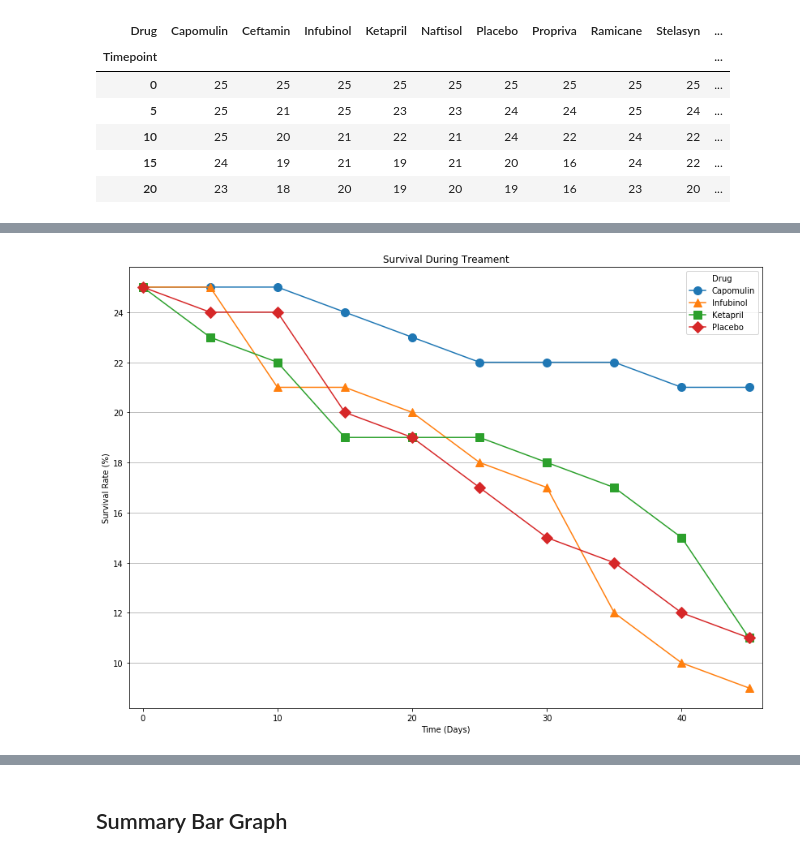
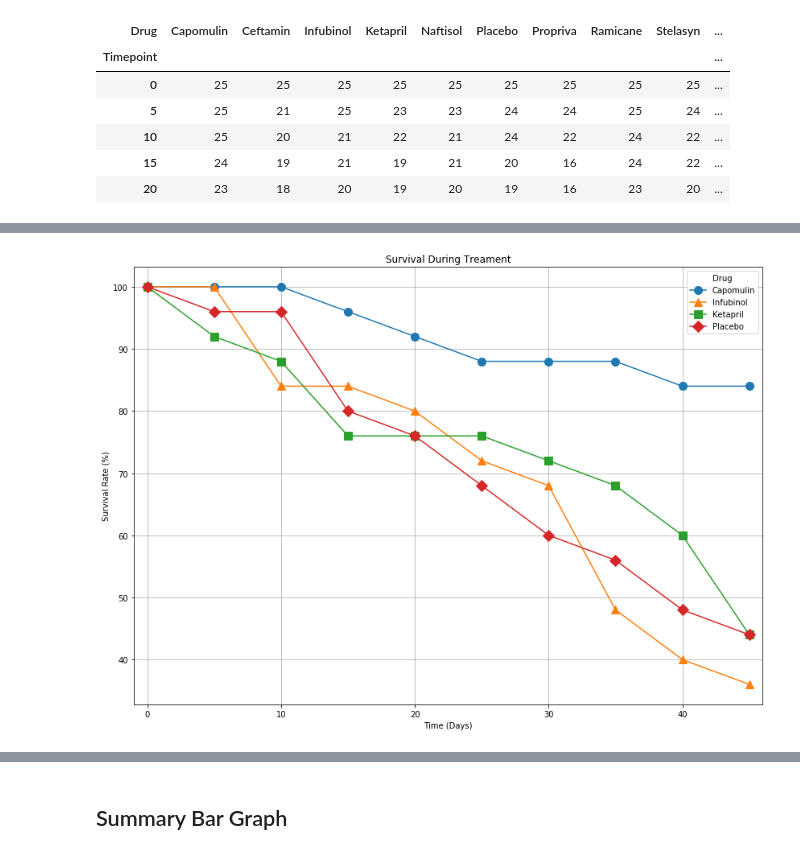
Before and after one commit to remclellan/matplotlib-challenge, a Jupyter notebook: Pymaceuticals/working_file.ipynb, the cells around one changed output, grey strips where cells are left out. Drawn from its saved outputs; the diff is of its cells as text; code cells hidden in the pictures.

```diff
--- a/Pymaceuticals/working_file.ipynb
+++ b/Pymaceuticals/working_file.ipynb
@@ -253,3 +253,21 @@ mice_count_df_reshape.head()
 | 10 | 25 | 20 | 21 | 22 | 21 | 24 | 22 | 24 | 22 | ... |
 | 15 | 24 | 19 | 21 | 19 | 21 | 20 | 16 | 24 | 22 | ... |
 | 20 | 23 | 18 | 20 | 19 | 20 | 19 | 16 | 23 | 20 | ... |
+# %%
+# mice_count_pct = mice_count_df_reshape.pct_change().fillna(0)
+# mice_count_df_reshape.to_dict('split')
+mice_count_pct = mice_count_df_reshape
+mice_count_pct['Capomulin'] = mice_count_pct['Capomulin']/max(mice_count_pct['Capomulin']) * 100
+mice_count_pct['Ceftamin'] = mice_count_pct['Ceftamin']/max(mice_count_pct['Ceftamin']) * 100
+mice_count_pct['Infubinol'] = mice_count_pct['Infubinol']/max(mice_count_pct['Infubinol']) * 100
+mice_count_pct['Ketapril'] = mice_count_pct['Ketapril']/max(mice_count_pct['Ketapril']) * 100
+mice_count_pct['Naftisol'] = mice_count_pct['Naftisol']/max(mice_count_pct['Naftisol']) * 100
+mice_count_pct['Placebo'] = mice_count_pct['Placebo']/max(mice_count_pct['Placebo']) * 100
+mice_count_pct['Propriva'] = mice_count_pct['Propriva']/max(mice_count_pct['Propriva']) * 100
+mice_count_pct['Ramicane'] = mice_count_pct['Ramicane']/max(mice_count_pct['Ramicane']) * 100
+mice_count_pct['Stelasyn'] = mice_count_pct['Stelasyn']/max(mice_count_pct['Stelasyn']) * 100
+mice_count_pct['Zoniferol'] = mice_count_pct['Zoniferol']/max(mice_count_pct['Zoniferol']) * 100
+mice_count_pct_df = pd.DataFrame(mice_count_pct)
+# mice_count_pct_df = mice_count_pct_df.fillna(value=1, inplace = True)
+# # mice_count_pct_df = pd.DataFrame(mice_count_pct_df)
+mice_count_pct_df.head()
@@ -256,21 +282,23 @@ mice_count_df_reshape.head()
 # %%
 # Generate the Plot (Accounting for percentages)
 fig, ax3 = plt.subplots()
 
-mice_count_df_reshape.loc[:,['Capomulin','Infubinol','Ketapril','Placebo']].plot(figsize=(14,10), style=['o-', '^-', 's-', 'D-'], markersize=10, ax = ax3)
+# mice_count_df_reshape.loc[:,['Capomulin','Infubinol','Ketapril','Placebo']].plot(figsize=(14,10), style=['o-', '^-', 's-', 'D-'], markersize=10, ax = ax3)
+# ax3.set_prop_cycle(None)
+mice_count_pct_df.loc[:,['Capomulin','Infubinol','Ketapril','Placebo']].plot(figsize=(14,10), style=['o-', '^-', 's-', 'D-'], markersize=10, ax = ax3)
 
 ax3.set_xlim(-1, max(mice_count_df['Timepoint']) + 1)
 
 ax3.set_xlabel("Time (Days)")
 ax3.set_ylabel("Survival Rate (%)")
 ax3.set_title("Survival During Treament")
-ax3.grid(which='major', axis='y')
+ax3.grid(which='major')
 # Save the Figure
-
+plt.savefig('micesurvival.png')
 # Show the Figure
 plt.show()
 # %% [output]
-[figure, old version]
+[figure, new version]
 # %% [markdown]
 ![Metastatic Spread During Treatment](../Images/survival.png)
 # %% [markdown]
```
Also changed, not shown: parts of 6 cells of this notebook, 1 other file.
